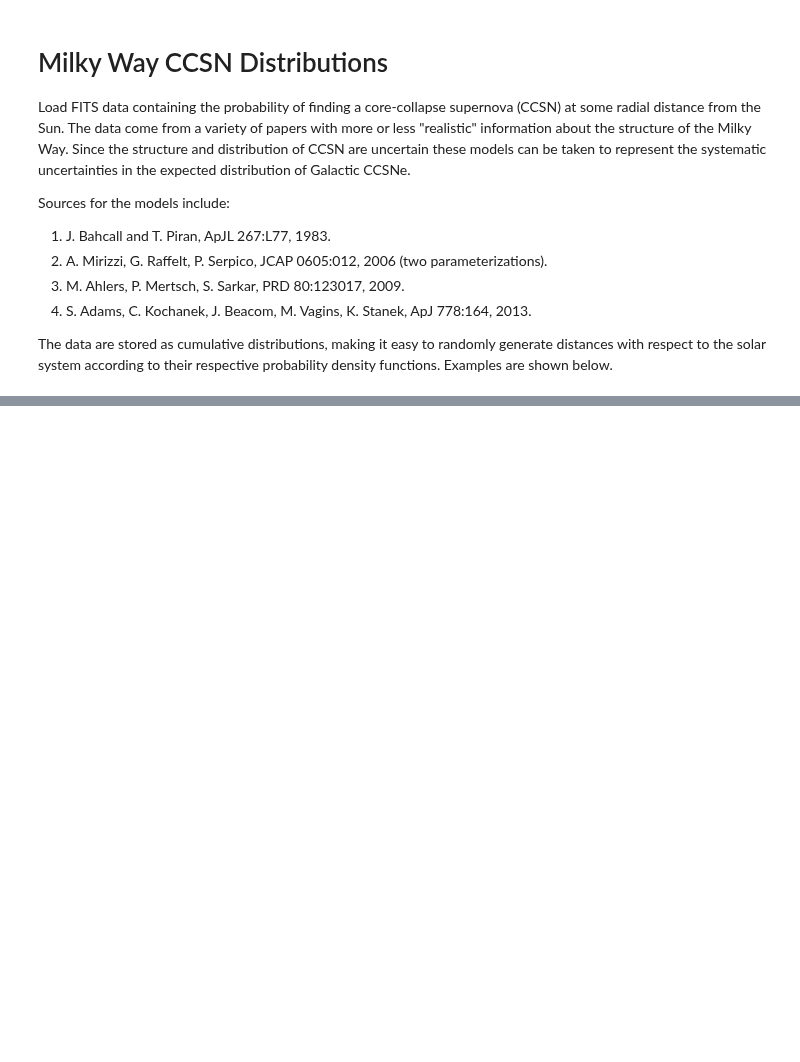
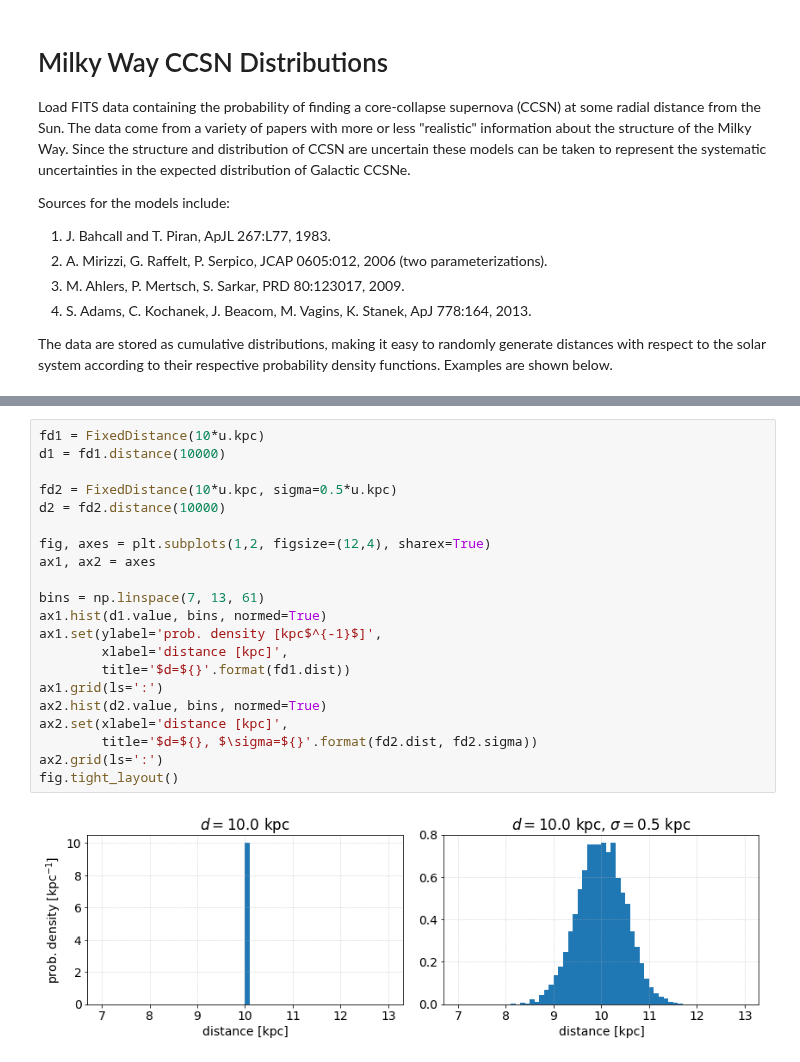
Before and after one commit to icecube/ASTERIA, a Jupyter notebook: docs/nb/stellar_distributions.ipynb, the cells around one changed output, grey strips where cells are left out. Cells and saved outputs as stored; diff of their text form; blank space fills up the shorter version.

```diff
--- a/docs/nb/stellar_distributions.ipynb
+++ b/docs/nb/stellar_distributions.ipynb
@@ -34,0 +36,23 @@ for model in models:
+# %%
+fd1 = FixedDistance(10*u.kpc)
+d1 = fd1.distance(10000)
+
+fd2 = FixedDistance(10*u.kpc, sigma=0.5*u.kpc)
+d2 = fd2.distance(10000)
+
+fig, axes = plt.subplots(1,2, figsize=(12,4), sharex=True)
+ax1, ax2 = axes
+
+bins = np.linspace(7, 13, 61)
+ax1.hist(d1.value, bins, normed=True)
+ax1.set(ylabel='prob. density [kpc$^{-1}$]',
+        xlabel='distance [kpc]',
+        title='$d=${}'.format(fd1.dist))
+ax1.grid(ls=':')
+ax2.hist(d2.value, bins, normed=True)
+ax2.set(xlabel='distance [kpc]',
+        title='$d=${}, $\sigma=${}'.format(fd2.dist, fd2.sigma))
+ax2.grid(ls=':')
+fig.tight_layout()
+# %% [output]
+[figure, added]
```
Also changed, not shown: parts of 12 cells of this notebook.
